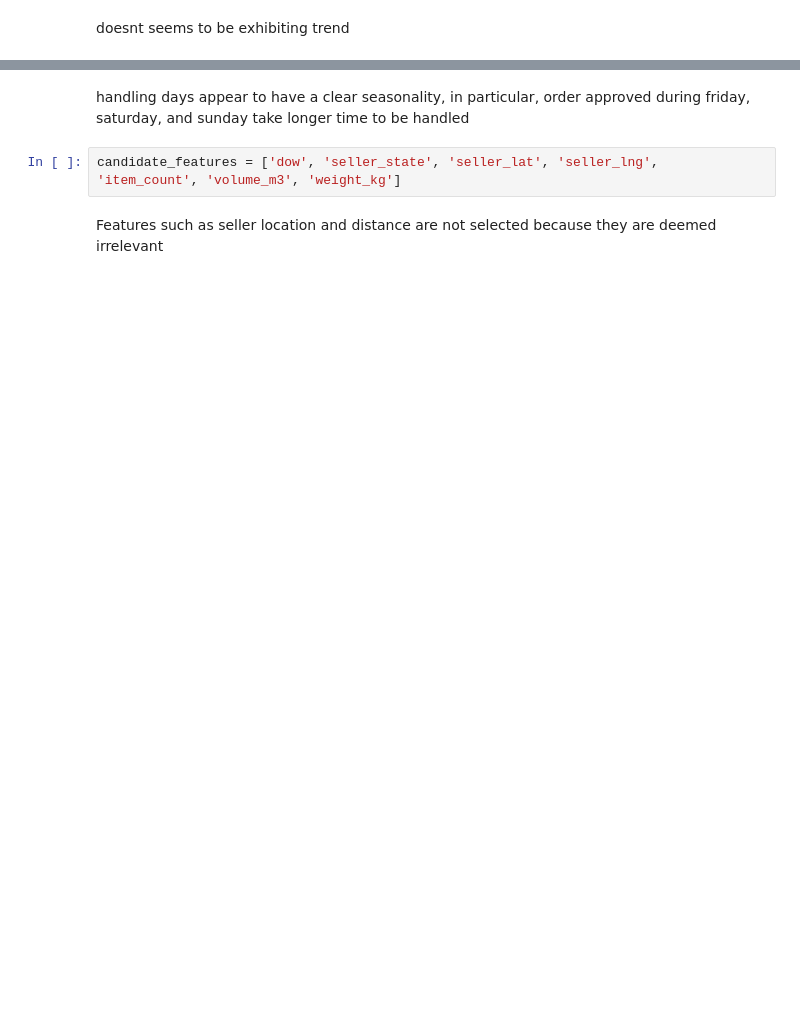
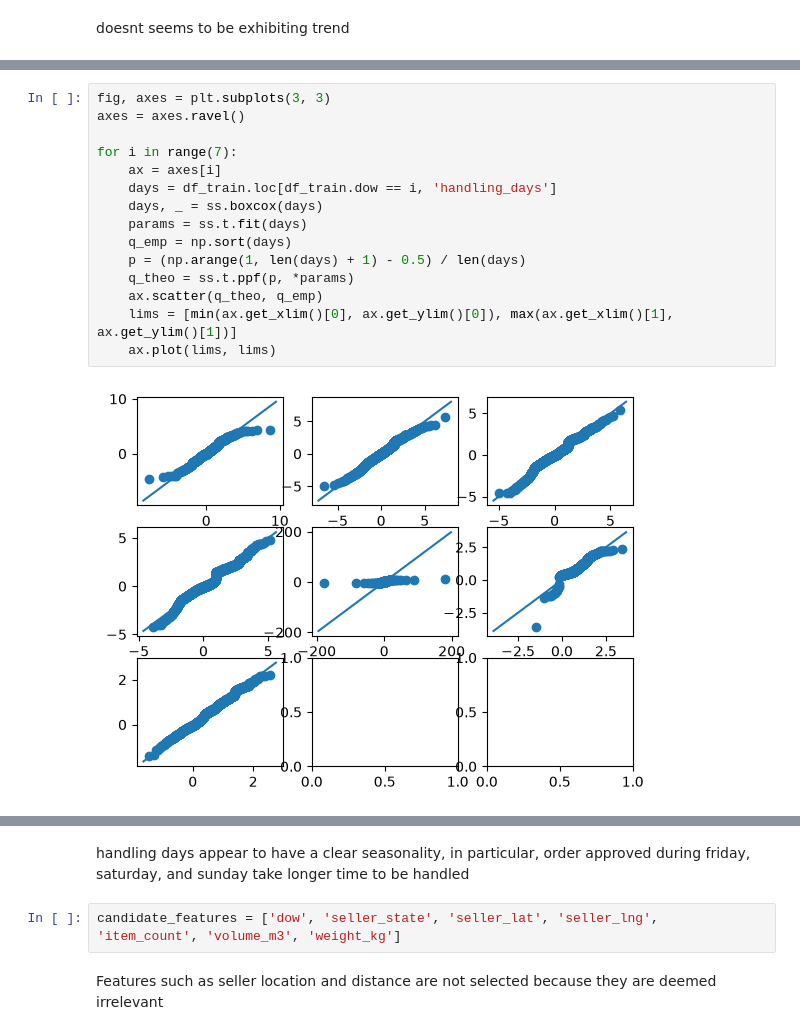
Before and after one commit to ProProcer/olist-ecommerce-analytics, a Jupyter notebook: notebook/handling_days.ipynb, the cells around one changed output, grey strips where cells are left out. Saved outputs shown, nothing was run; the diff lists cells and outputs as text; blank space fills up the shorter version.

```diff
--- a/notebook/handling_days.ipynb
+++ b/notebook/handling_days.ipynb
@@ -76,0 +105,17 @@ ax2.set_ylim(-0.5, 20)
+# %%
+fig, axes = plt.subplots(3, 3)
+axes = axes.ravel()
+
+for i in range(7):
+    ax = axes[i]
+    days = df_train.loc[df_train.dow == i, 'handling_days']
+    days, _ = ss.boxcox(days)
+    params = ss.t.fit(days)
+    q_emp = np.sort(days)
+    p = (np.arange(1, len(days) + 1) - 0.5) / len(days)
+    q_theo = ss.t.ppf(p, *params)
+    ax.scatter(q_theo, q_emp)
+    lims = [min(ax.get_xlim()[0], ax.get_ylim()[0]), max(ax.get_xlim()[1], ax.get_ylim()[1])]
+    ax.plot(lims, lims)
+# %% [output]
+[figure, added]
```
Also changed, not shown: parts of 17 cells of this notebook.
